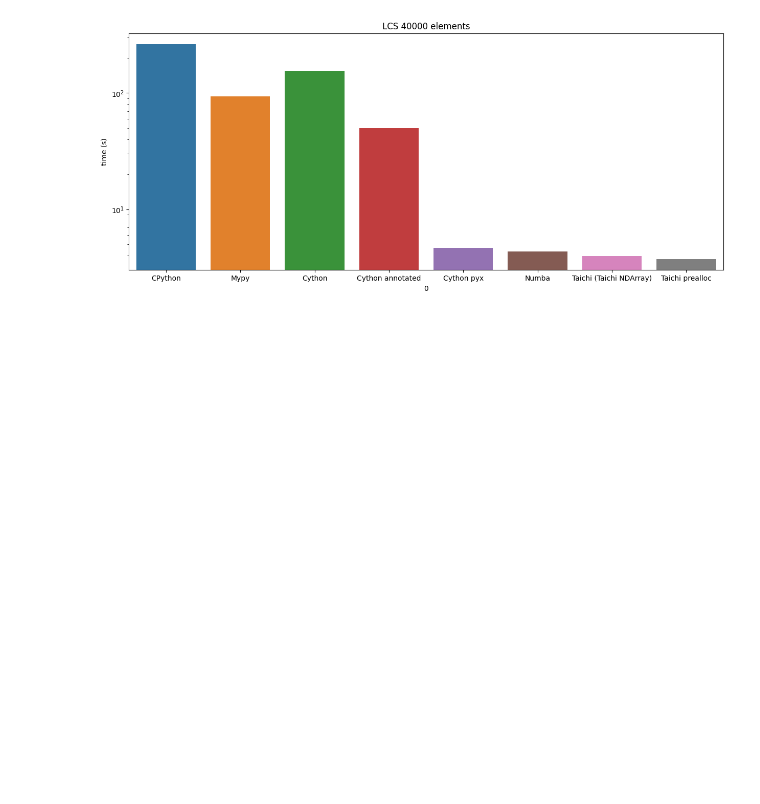
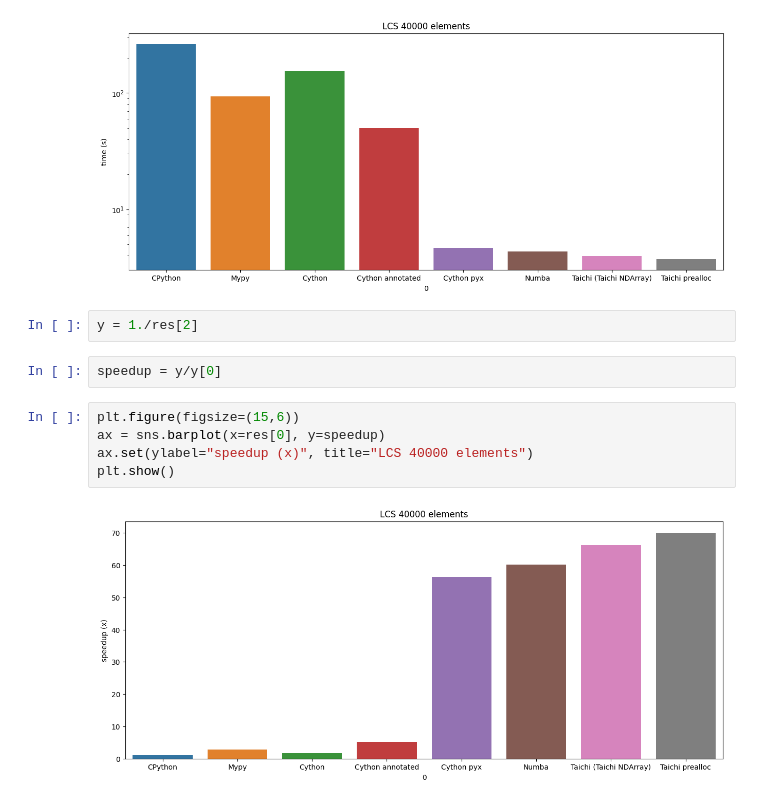
Before and after one commit to ugovaretto-codex/compiled-python, a Jupyter notebook: nb/benchmarks.ipynb, the cells around one changed output. Cells and saved outputs as stored; diff of their text form; blank space fills up the shorter version.

```diff
--- a/nb/benchmarks.ipynb
+++ b/nb/benchmarks.ipynb
@@ -12,3 +12,14 @@ ax.set(ylabel="time (s)", title="LCS 40000 elements")
 plt.show()
 # %% [output]
 [figure]
+# %%
+y = 1./res[2]
+# %%
+speedup = y/y[0]
+# %%
+plt.figure(figsize=(15,6))
+ax = sns.barplot(x=res[0], y=speedup)
+ax.set(ylabel="speedup (x)", title="LCS 40000 elements")
+plt.show()
+# %% [output]
+[figure, added]
```
Also changed, not shown: 2 other files.
